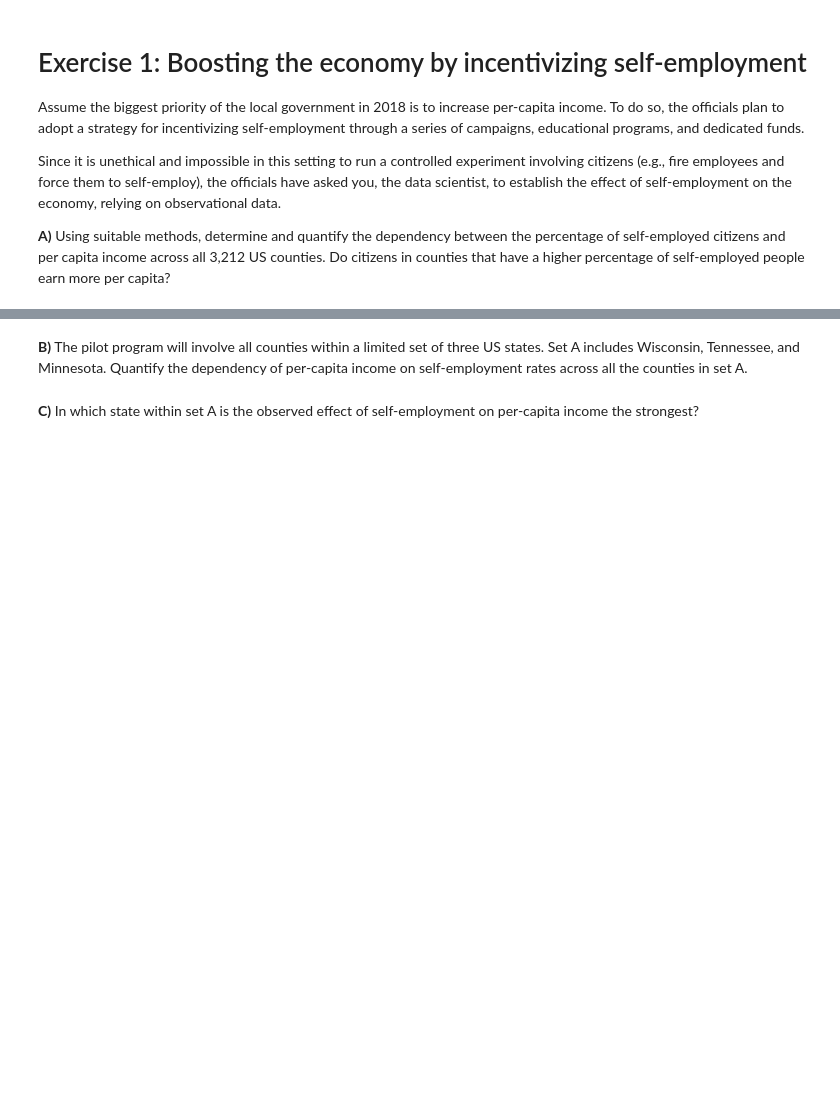
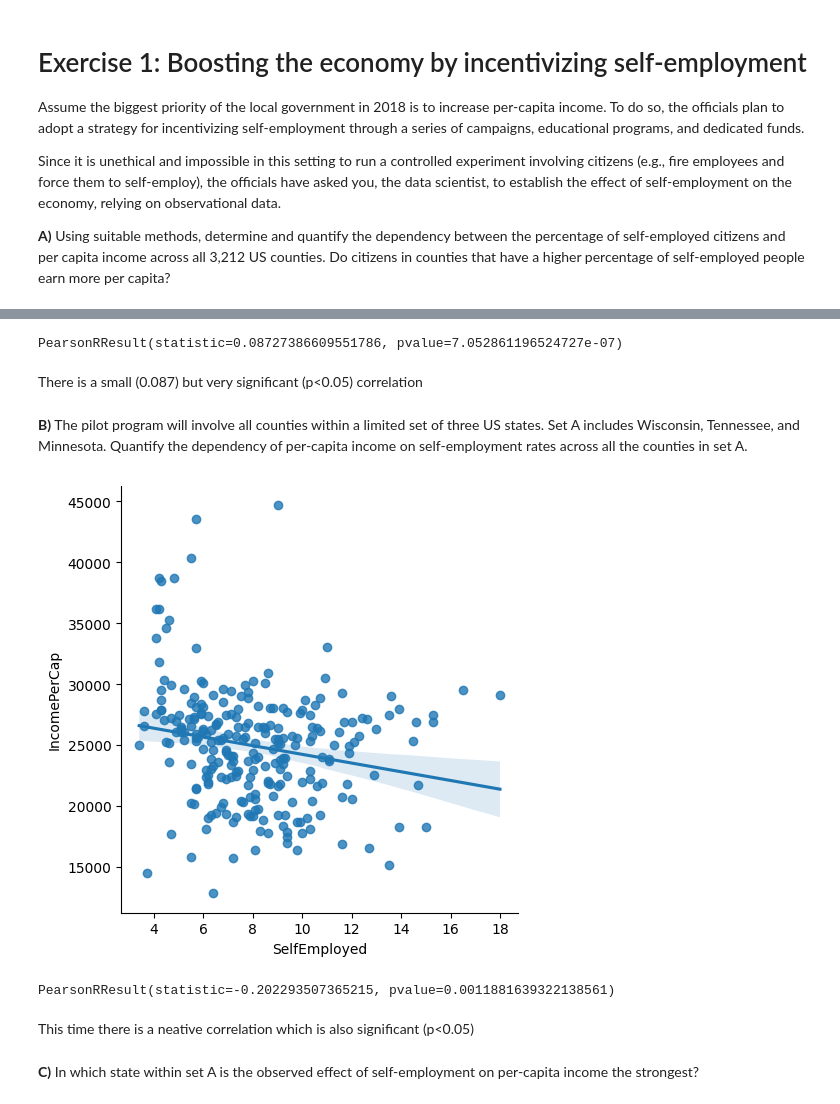
Before and after one commit to roduit/2023, a Jupyter notebook: Exercises/03 - Describing data/Describing_data_exercise.ipynb, the cells around one changed output, grey strips where cells are left out. Drawn from its saved outputs; the diff is of its cells as text; code cells hidden in the pictures; blank space fills up the shorter version.

```diff
--- a/Exercises/03 - Describing data/Describing_data_exercise.ipynb
+++ b/Exercises/03 - Describing data/Describing_data_exercise.ipynb
@@ -181,7 +188,23 @@ Since it is unethical and impossible in this setting to run a controlled experim
+# %%
+stats.pearsonr(per_cap_self_employed['IncomePerCap'],per_cap_self_employed['SelfEmployed'])
+# %% [output]
+PearsonRResult(statistic=0.08727386609551786, pvalue=7.052861196524727e-07)
+# %% [markdown]
+There is a small (0.087) but very significant (p<0.05) correlation
 # %% [markdown]
 **B)** The pilot program will involve all counties within a limited set of three US states. Set A includes Wisconsin, Tennessee, and  Minnesota. Quantify the dependency of per-capita income on self-employment rates across all the counties in set A.
 # %%
 ### your code and or answer here ###
+per_cap_self_employed_A = per_cap_self_employed.query("State ==  'Minnesota' | State == 'Wisconsin' | State == 'Tennessee'")
+sns.lmplot(y= 'IncomePerCap', x= 'SelfEmployed', data=per_cap_self_employed_A);
+# %% [output]
+[figure, added]
+# %%
+stats.pearsonr(per_cap_self_employed_A['IncomePerCap'],per_cap_self_employed_A['SelfEmployed'])
+# %% [output]
+PearsonRResult(statistic=-0.202293507365215, pvalue=0.0011881639322138561)
+# %% [markdown]
+This time there is a neative correlation which is also significant (p<0.05)
 # %% [markdown]
 **C)** In which state within set A is the observed effect of self-employment on per-capita income the strongest?
 # %%
```
Also changed, not shown: parts of 22 cells of this notebook.
